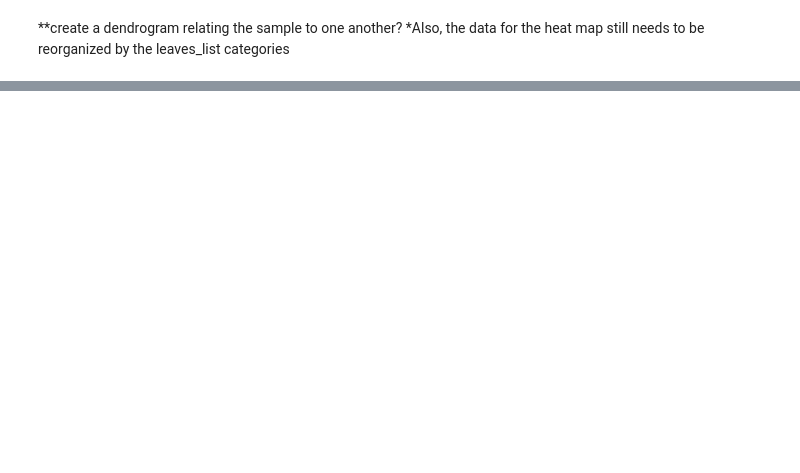
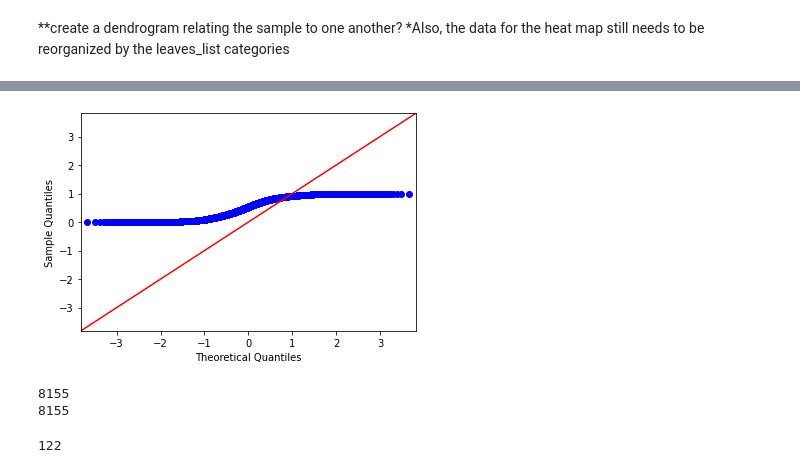
Before and after one commit to lpappal1/qbb2020answers2, a Jupyter notebook: week7/Week7.ipynb, the cells around one changed output, grey strips where cells are left out. Saved outputs shown, nothing was run; the diff lists cells and outputs as text; code cells hidden in the pictures; blank space fills up the shorter version.

```diff
--- a/week7/Week7.ipynb
+++ b/week7/Week7.ipynb
@@ -322,0 +330,3 @@ NameError: name 'py' is not defined
+# %%
+reindex_logged = logged.set_index("t_name").iloc[:,1:]
+reindex_logged
@@ -322,0 +348,3 @@ NameError: name 'py' is not defined
+# %%
+transposed_indexed = reindex_logged.transpose()
+transposed_indexed
@@ -322,0 +370,4 @@ NameError: name 'py' is not defined
+# %%
+transposed_indexed["sex"] = [x.split("_")[0] for x in transposed_indexed.index]
+transposed_indexed["stage"] = [x.split("_")[1][:2] for x in transposed_indexed.index]
+transposed_indexed
@@ -322,0 +393,21 @@ NameError: name 'py' is not defined
+# %%
+# independent variable = stage (denoted in the "stage column")
+# depenednt variable = gene expression
+
+new_list = transposed_indexed.columns[:-2]
+
+beta = []
+pvalue = []
+sex_beta = []
+sex_pvalue = []
+
+for x in new_list:
+    model = smf.ols(formula = "{} ~ stage".format(x), data = transposed_indexed)
+    model2 = smf.ols(formula = "{} ~ stage".format(x), data = transposed_indexed)
+    results = model.fit()
+    beta.append(results.params[1])
+    pvalue.append(results.pvalues[1])
+
+
+beta
+pvalue
@@ -322,0 +460,27 @@ NameError: name 'py' is not defined
+# %%
+data_points = cut_logged
+fig, ax = plt.subplots()
+ax.set_ylim(-3,3)
+sm.qqplot(np.array(pvalue), ax = ax, line = "45")
+plt.show()
+# %% [output]
+[figure, added]
+# %%
+binary,value = stats.multitest.fdrcorrection(pvalue, alpha=0.1)
+print(len(binary))
+print(len(value))
+# %% [output]
+8155
+8155
+# %%
+# Report the list of genes that exhibit differential expression by stage at a 10% false discovery rate.
+#Iterate through binary, if true, pull out the gene name from list above?
+trues = []
+
+for b,n in zip(binary, new_list):
+    if b == True:
+        trues.append(n)
+
+print(len(trues))
+# %% [output]
+122
```
Also changed, not shown: parts of 25 cells of this notebook.
